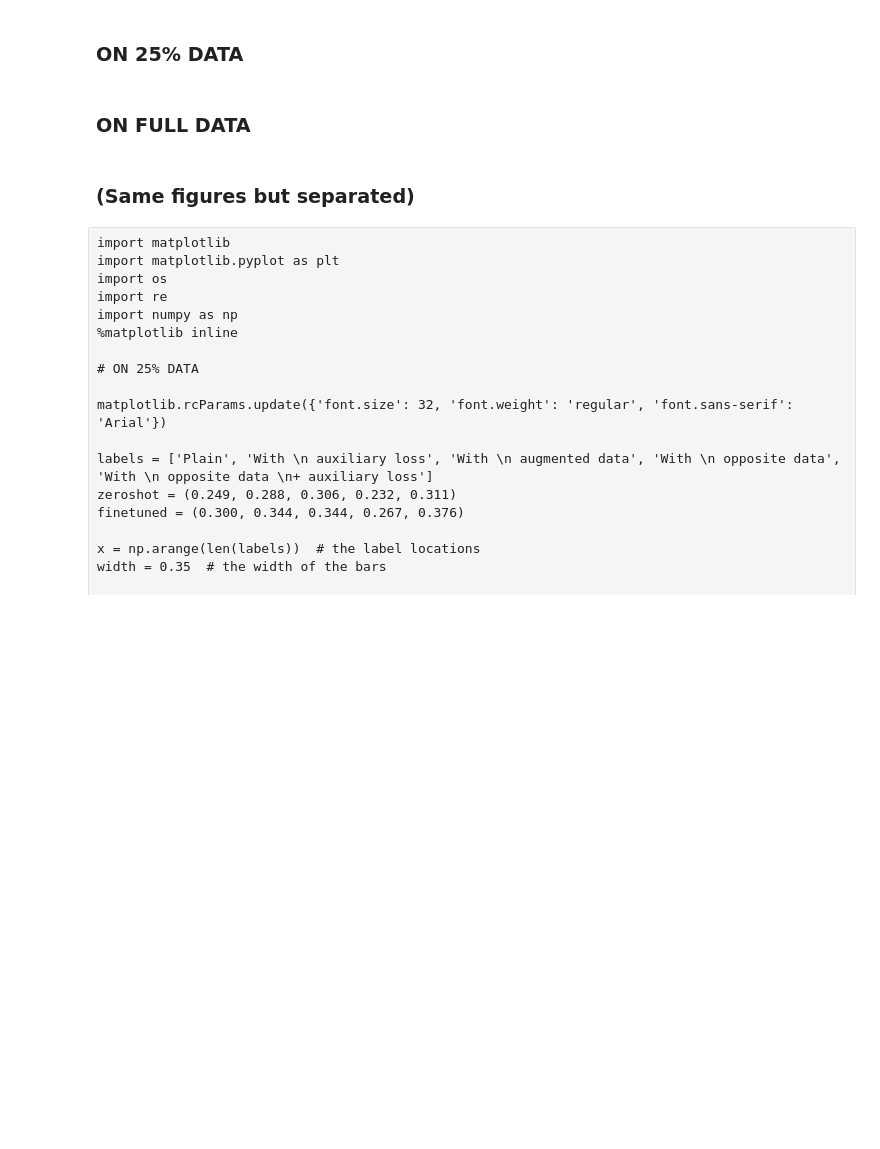
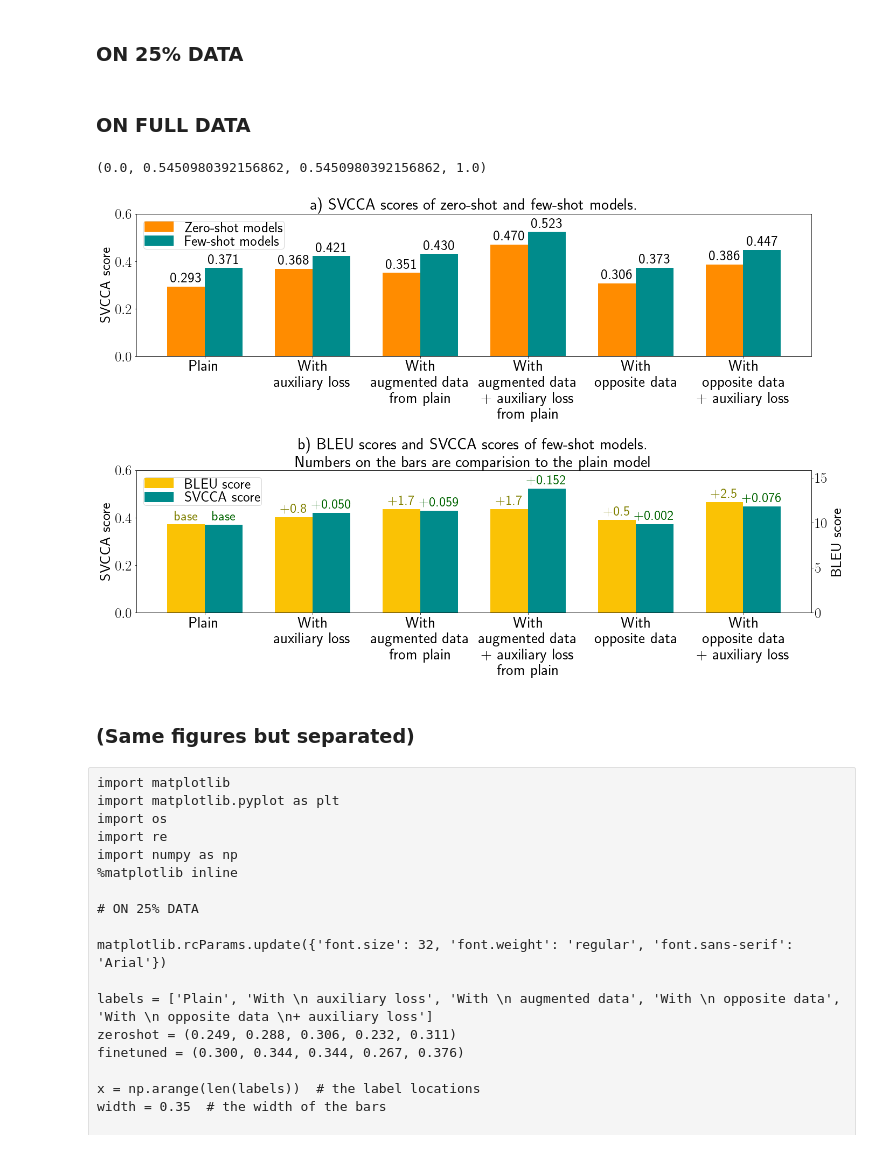
Before and after one commit to TuAnh23/MultiModalST, a Jupyter notebook: notebooks/Visualization.ipynb, the cells around one changed output. Saved outputs shown, nothing was run; the diff lists cells and outputs as text; code cells hidden in the pictures; blank space fills up the shorter version.

Commit message:
Add param for plots to be embedded in latex

```diff
--- a/notebooks/Visualization.ipynb
+++ b/notebooks/Visualization.ipynb
@@ -152,7 +152,9 @@ import re
 import numpy as np
 %matplotlib inline
 
-matplotlib.rcParams.update({'font.size': 26, 'font.weight': 'regular', 'font.sans-serif': 'Arial'})
+# Params suitable for embed in Latex
+matplotlib.rcParams['text.usetex'] = True
+matplotlib.rcParams.update({'font.size': 27, 'font.weight': 'regular', 'font.sans-serif': 'Computer Modern Sans serif'})
 
 labels = ['Plain', 'With \nauxiliary loss', 'With \naugmented data\nfrom plain', 'With \naugmented data\n+ auxiliary loss\nfrom plain', 'With \nopposite data', 'With \nopposite data\n+ auxiliary loss']
 zeroshot = (0.293, 0.368, 0.351, 0.470, 0.306, 0.386)
@@ -170,8 +172,8 @@ print(rects2.patches[0].get_facecolor())
 axs[0].set_ylabel('SVCCA score')
 # axs[0].set_title('Similarity of text and audio encoder output using SVCCA')
 axs[0].set_xticks(x)
-axs[0].set_xticklabels(labels, fontdict={'fontsize':26})
-axs[0].legend(loc='upper left', labelspacing=0.1, borderpad=0.1)
+axs[0].set_xticklabels(labels, fontdict={'fontsize':29})
+axs[0].legend(loc='upper left', labelspacing=0.05, borderpad=0.05)
 
 axs[0].set_ylim(0, 0.6)
 
@@ -193,37 +195,40 @@ bleu_lab = ['base'] + ['+' + "{:.1f}".format(x-bleu[0]) for x in bleu[1:]]
 svcca_lab = ['base'] + ['+' + "{:.3f}".format(x-svcca[0]) if x-svcca[0]>=0 else "{:.3f}".format(x-svcca[0])
                         for x in svcca[1:]]
 
 x = np.arange(len(labels))  # the label locations
 width = 0.35  # the width of the bars
 
 ax2 = axs[1].twinx()
 rects1 = axs[1].bar(x + width/2, svcca, width, label='SVCCA score', color='darkcyan')
 rects2 = ax2.bar(x - width/2, bleu, width, label='BLEU score', color='xkcd:goldenrod')
 
 # Add some text for labels, title and custom x-axis tick labels, etc.
 axs[1].set_ylabel('SVCCA score', fontdict={'fontsize':28})
 ax2.set_ylabel('BLEU score', fontdict={'fontsize':28})
 # axs[1].set_title('Similarity of text and audio encoder output using SVCCA')
 axs[1].set_xticks(x)
-axs[1].set_xticklabels(labels, fontdict={'fontsize':26})
+axs[1].set_xticklabels(labels, fontdict={'fontsize':29})
 
-plt.legend([rects2, rects1], ['BLEU score', 'SVCCA score'], loc='upper left', labelspacing=0.1, borderpad=0.1)
+plt.legend([rects2, rects1], ['BLEU score', 'SVCCA score'], loc='upper left', labelspacing=0.05, borderpad=0.05)
 
 axs[1].set_ylim(0, 0.6)
 ax2.set_ylim(0, 15.836)
 
-axs[1].bar_label(rects1, labels=svcca_lab, padding=3, color='darkgreen', fontsize=25)
-ax2.bar_label(rects2, labels=bleu_lab, padding=3, color='olive', fontsize=25)
+axs[1].bar_label(rects1, labels=svcca_lab, padding=3, color='darkgreen', fontsize=26)
+ax2.bar_label(rects2, labels=bleu_lab, padding=3, color='olive', fontsize=26)
 
 # plt.hlines(y=0.2494, xmin=-width, xmax=(4+width), color='black')
 
 axs[1].set_title('b) BLEU scores and SVCCA scores of few-shot models. \nNumbers on the bars are comparision to the plain model', {'fontsize':30})
 
 
 fig.tight_layout()
 
 save_folder = r"C:\Users\TuAhnDinh\OneDrive - Mediaan abs b.v\thesis\visualizations"
 plt.savefig(f"{save_folder}/modelsfull.pdf", bbox_inches = 'tight', pad_inches = 0)
+# %% [output]
+(0.0, 0.5450980392156862, 0.5450980392156862, 1.0)
+[figure, added]
 # %% [markdown]
 ### (Same figures but separated)
 # %% [raw]
```
